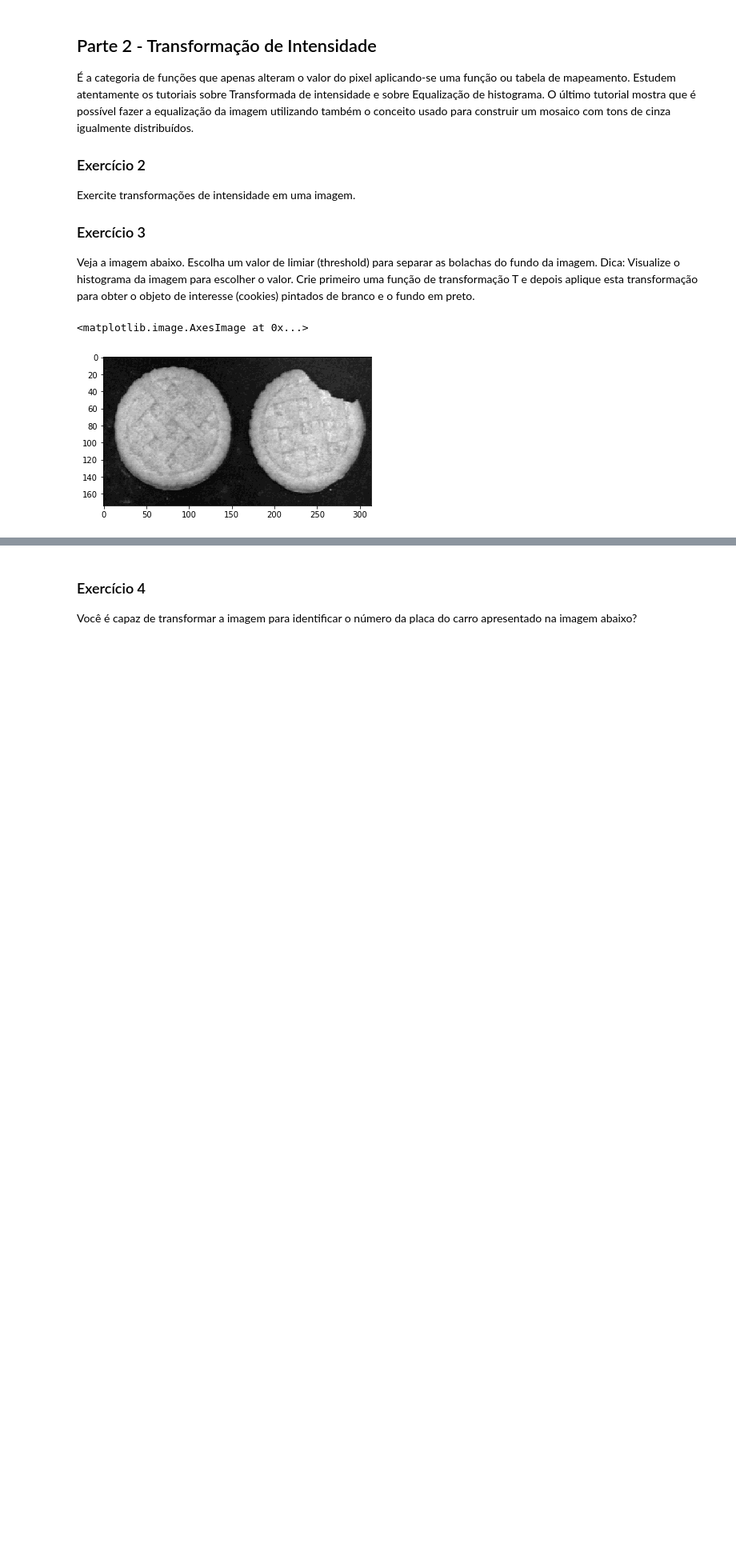
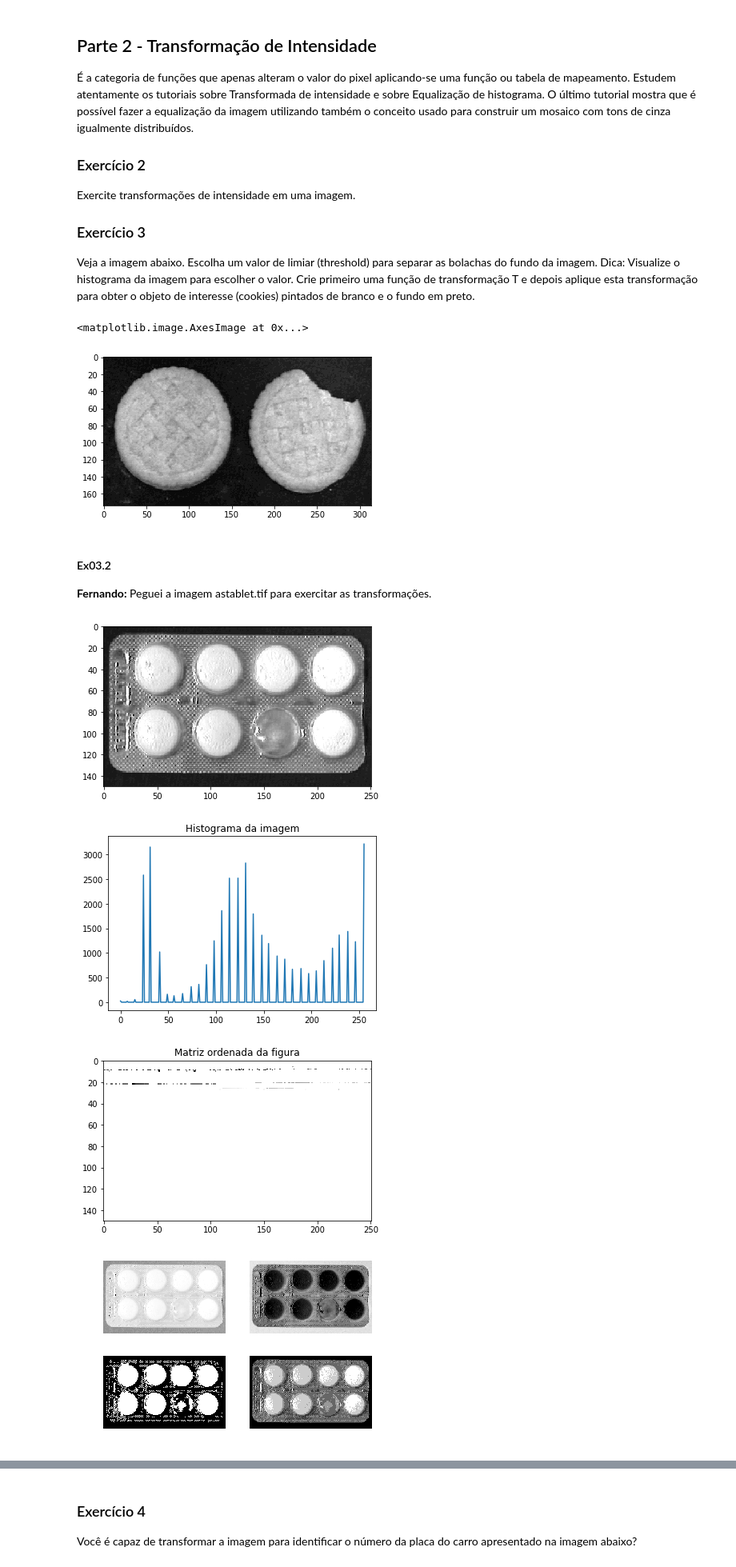
Before and after one commit to ferseiti/ia898, a Jupyter notebook: 2S2018/IA898A_Ex03_FernandoFurusato.ipynb, the cells around one changed output, grey strips where cells are left out. Shown: that part at 80% size. Saved outputs shown, nothing was run; the diff lists cells and outputs as text; code cells hidden in the pictures; blank space fills up the shorter version.

Commit message:
Quase terminando ex03
Signed-off-by: Fernando Seiti Furusato <ferseiti@gmail.com>

```diff
--- a/2S2018/IA898A_Ex03_FernandoFurusato.ipynb
+++ b/2S2018/IA898A_Ex03_FernandoFurusato.ipynb
@@ -182,3 +193,53 @@ plt.imshow(f,cmap='gray')
 # %% [output]
 <matplotlib.image.AxesImage at 0x...>
 [figure]
+# %% [markdown]
+#### Ex03.2
+**Fernando:** Peguei a imagem astablet.tif para exercitar as transformações.
+# %%
+# Algumas transformações do tutorial
+f_ex2 = normalize(mpimg.imread('../data/astablet.tif'))
+
+T1_ex2 = np.arange(256).astype('uint8')
+T2_ex2 = normalize(np.log(T1_ex2+1.))
+T3_ex2 = 255 - T1_ex2
+T4_ex2 = normalize(T1_ex2 > 150)
+T5_ex2 = normalize(T1_ex2//50)
+
+f2_ex2 = T2_ex2[f_ex2]
+f3_ex2 = T3_ex2[f_ex2]
+f4_ex2 = T4_ex2[f_ex2]
+f5_ex2 = T5_ex2[f_ex2]
+
+plt.imshow(f_ex2, cmap='gray', vmax=255)
+plt.show()
+
+h_ex2 = ia898_histogram(f_ex2)
+plt.title('Histograma da imagem')
+plt.plot(h_ex2)
+plt.show()
+
+sorted_f_flat = np.argsort(f_ex2.ravel())
+sorted_f = sorted_f_flat.reshape(f_ex2.shape)
+
+plt.imshow(sorted_f, cmap='gray', vmax=255)
+plt.title('Matriz ordenada da figura')
+plt.show()
+
+plt.subplot(221).axis('off')
+plt.imshow(f2_ex2, cmap='gray', vmax=255)
+
+plt.subplot(222).axis('off')
+plt.imshow(f3_ex2, cmap='gray', vmax=255)
+
+plt.subplot(223).axis('off')
+plt.imshow(f4_ex2, cmap='gray', vmax=255)
+
+plt.subplot(224).axis('off')
+plt.imshow(f5_ex2, cmap='gray', vmax=255)
+plt.show()
+# %% [output]
+[figure, added]
+[figure, added]
+[figure, added]
+[figure, added]
```
Also changed, not shown: parts of 23 cells of this notebook.
